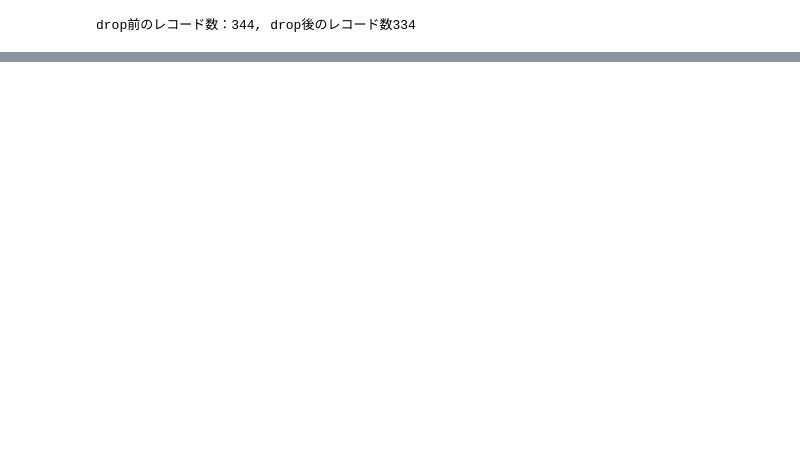
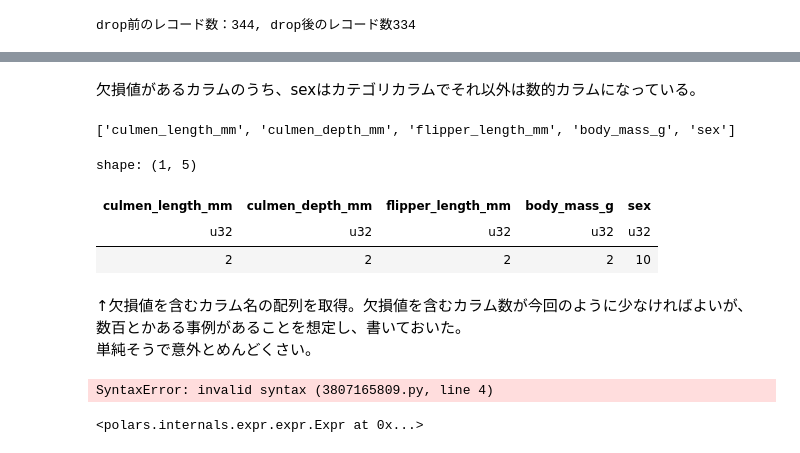
Before and after one commit to Mr-Garlic-Shrimp/TIL, a Jupyter notebook: Machine_Learning/ML_notebook-17(Missing_Value_Imputing_2).ipynb, the cells around one changed output, grey strips where cells are left out. Drawn from its saved outputs; the diff is of its cells as text; code cells hidden in the pictures; blank space fills up the shorter version.

```diff
--- a/Machine_Learning/ML_notebook-17(Missing_Value_Imputing_2).ipynb
+++ b/Machine_Learning/ML_notebook-17(Missing_Value_Imputing_2).ipynb
@@ -432,0 +468,35 @@ score_average_each_cases
+# %% [markdown]
+欠損値があるカラムのうち、sexはカテゴリカラムでそれ以外は数的カラムになっている。
+# %%
+# 欠損値を含むカラム名を取得
+null_contain_cols = (df
+ .null_count().transpose(include_header=True)
+ .filter(pl.col('column_0') > 0)
+ .get_column('column').to_list()
+)
+
+print(null_contain_cols)
+# %% [output]
+['culmen_length_mm', 'culmen_depth_mm', 'flipper_length_mm', 'body_mass_g', 'sex']
+# %%
+df[null_contain_cols].null_count()
+# %% [output]
+shape: (1, 5)
+| culmen_length_mm | culmen_depth_mm | flipper_length_mm | body_mass_g | sex |
+| u32 | u32 | u32 | u32 | u32 |
+| 2 | 2 | 2 | 2 | 10 |
+# %% [markdown]
+↑欠損値を含むカラム名の配列を取得。欠損値を含むカラム数が今回のように少なければよいが、
+数百とかある事例があることを想定し、書いておいた。
+単純そうで意外とめんどくさい。
+# %%
+expr = pl
+
+for col in null_contain_cols:
+    expr = expr.col(col).is_null()
+# %% [output]
+SyntaxError: invalid syntax (3807165809.py, line 4)
+# %%
+expr
+# %% [output]
+<polars.internals.expr.expr.Expr at 0x...>
```
Also changed, not shown: parts of 26 cells of this notebook, 1 other file.
